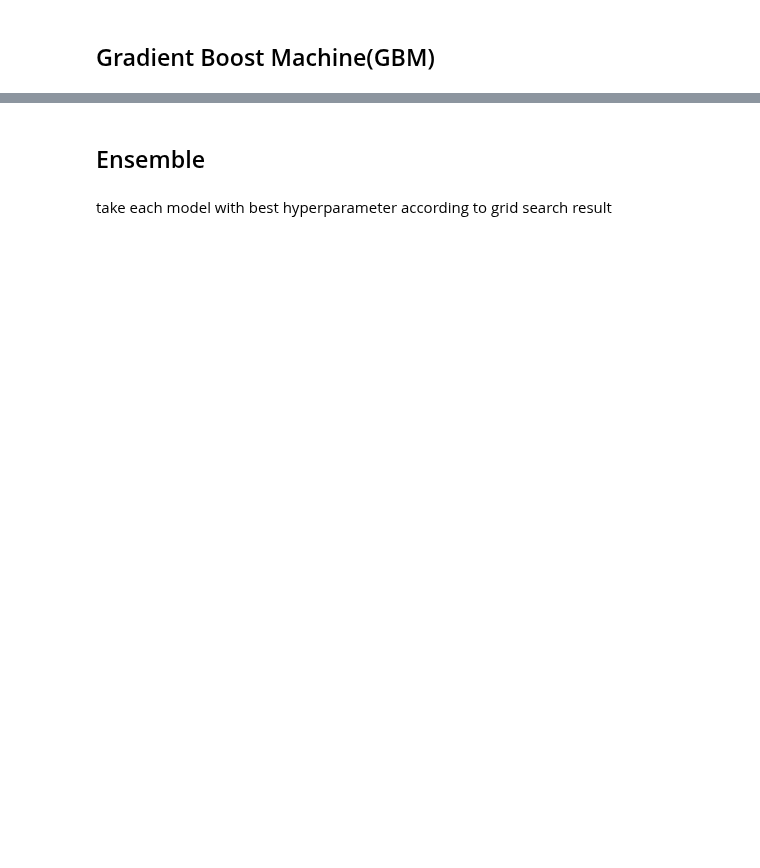
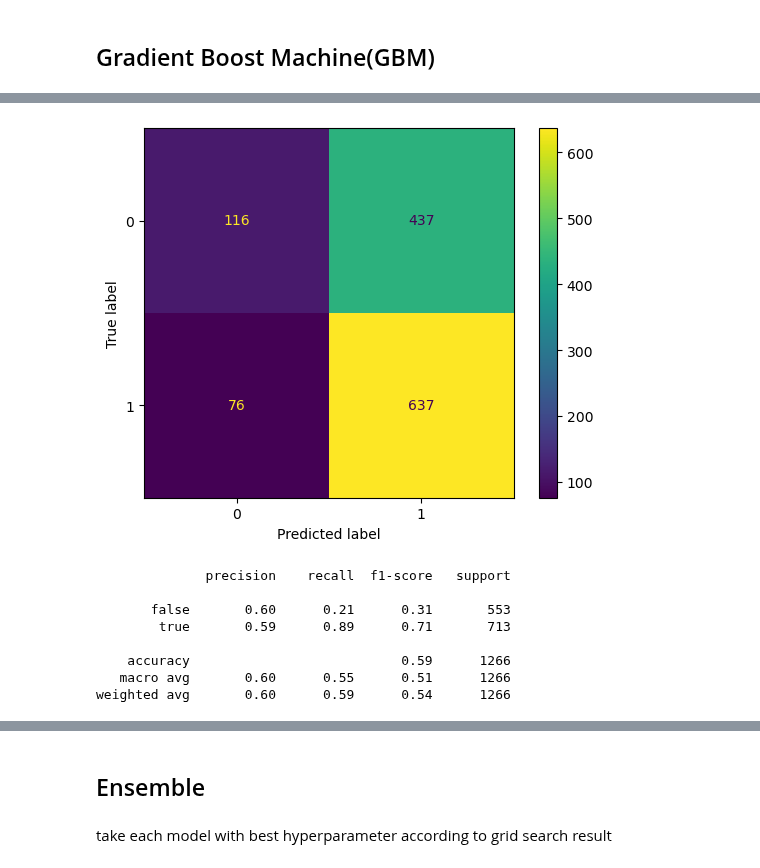
Before and after one commit to COGS118A/Group011-Wi23, a Jupyter notebook: FinalProjectGroup011-Wi23.ipynb, the cells around one changed output, grey strips where cells are left out. Drawn from its saved outputs; the diff is of its cells as text; code cells hidden in the pictures; blank space fills up the shorter version.

```diff
--- a/FinalProjectGroup011-Wi23.ipynb
+++ b/FinalProjectGroup011-Wi23.ipynb
@@ -754,12 +820,22 @@ plot_results(search_gbm)
 # %%
-y_pred = search.best_estimator_.predict(X_test)
+y_pred = search_gbm.best_estimator_.predict(X_test)
 cm = confusion_matrix(y_test, y_pred)
 disp = ConfusionMatrixDisplay(cm)
 disp.plot()
 plt.show()
 
 clf_table = classification_report(y_test, y_pred, target_names=['false', 'true'])
 print(clf_table)
+# %% [output]
+[figure, added]
+              precision    recall  f1-score   support
+
+       false       0.60      0.21      0.31       553
+        true       0.59      0.89      0.71       713
+
+    accuracy                           0.59      1266
+   macro avg       0.60      0.55      0.51      1266
+weighted avg       0.60      0.59      0.54      1266
 # %%
 fpr, tpr, thresholds = roc_curve(y_test, y_pred)
 roc_auc = roc_auc_score(y_test, y_pred)
```
Also changed, not shown: parts of 22 cells of this notebook.
